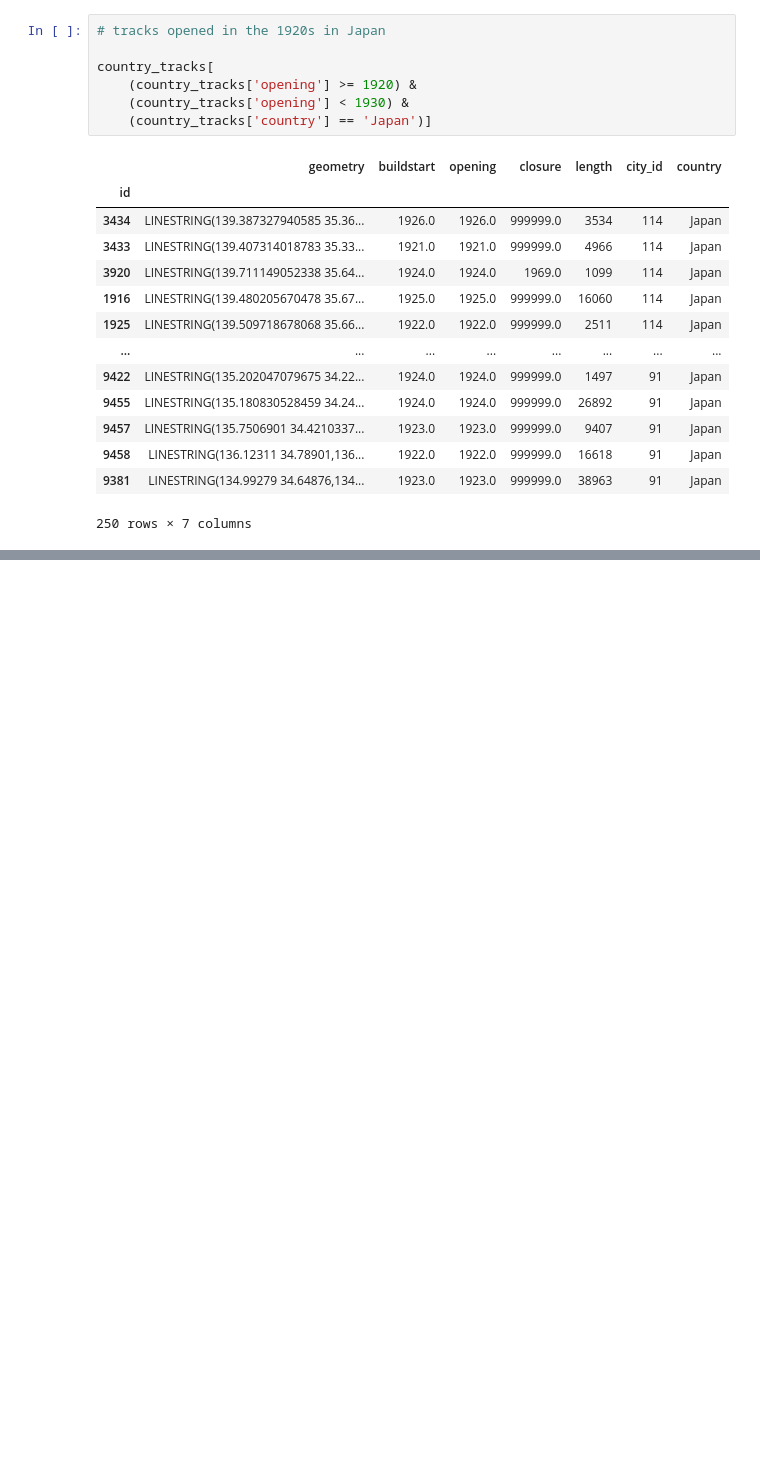
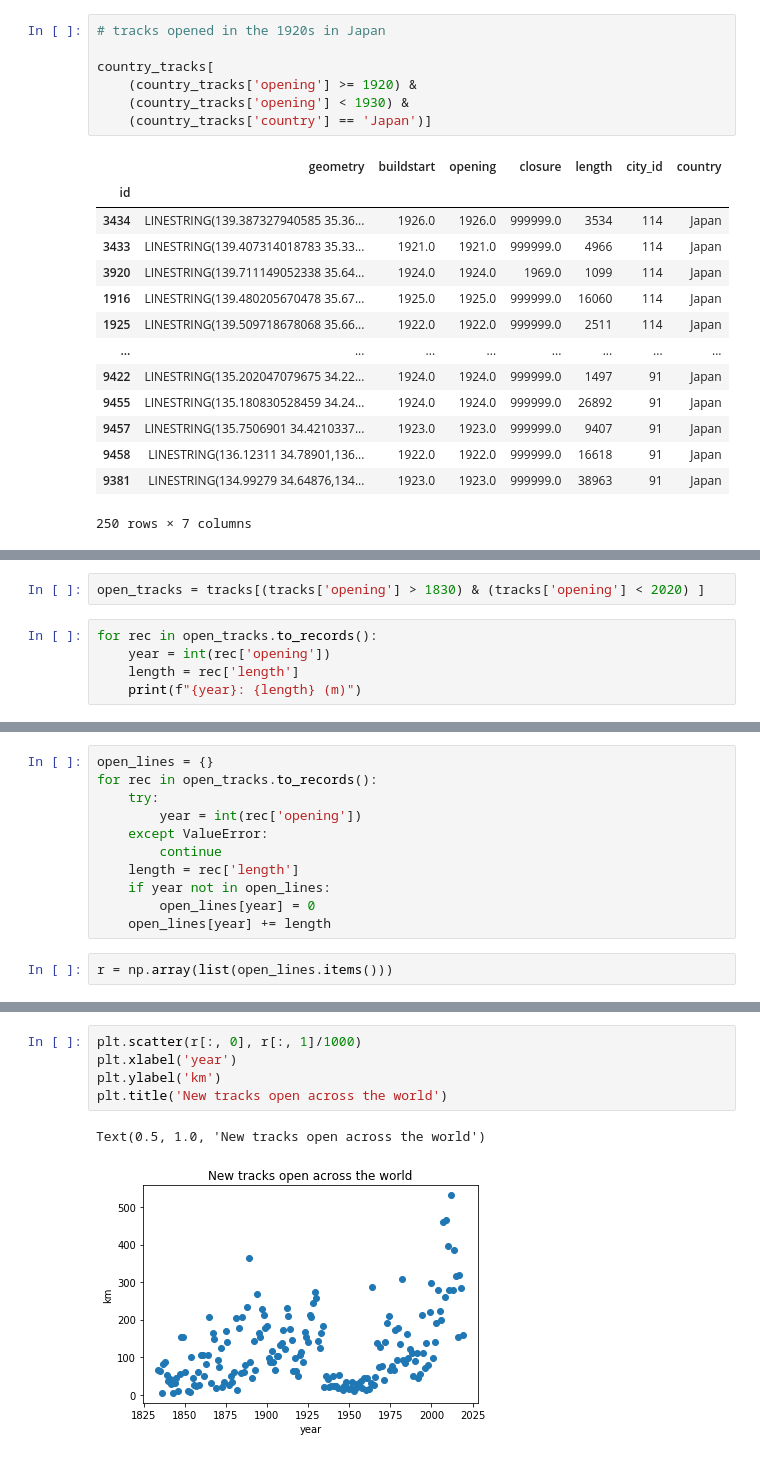
Before and after one commit to msds-5x01/python-programming-for-data-science, a Jupyter notebook: notebooks/CityLines.ipynb, the cells around one changed output, grey strips where cells are left out. Cells and saved outputs as stored; diff of their text form; blank space fills up the shorter version.

Commit message:
add Solution to Visualization #3

```diff
--- a/notebooks/CityLines.ipynb
+++ b/notebooks/CityLines.ipynb
@@ -438,0 +441,7 @@ country_tracks[
+# %%
+open_tracks = tracks[(tracks['opening'] > 1830) & (tracks['opening'] < 2020) ]
+# %%
+for rec in open_tracks.to_records():
+    year = int(rec['opening'])
+    length = rec['length']
+    print(f"{year}: {length} (m)")
@@ -438,0 +466,13 @@ country_tracks[
+# %%
+open_lines = {}
+for rec in open_tracks.to_records():
+    try:
+        year = int(rec['opening'])
+    except ValueError:
+        continue
+    length = rec['length']
+    if year not in open_lines:
+        open_lines[year] = 0
+    open_lines[year] += length
+# %%
+r = np.array(list(open_lines.items()))
@@ -438,0 +499,8 @@ country_tracks[
+# %%
+plt.scatter(r[:, 0], r[:, 1]/1000)
+plt.xlabel('year')
+plt.ylabel('km')
+plt.title('New tracks open across the world')
+# %% [output]
+Text(0.5, 1.0, 'New tracks open across the world')
+[figure, added]
```
Also changed, not shown: parts of 3 cells of this notebook.
